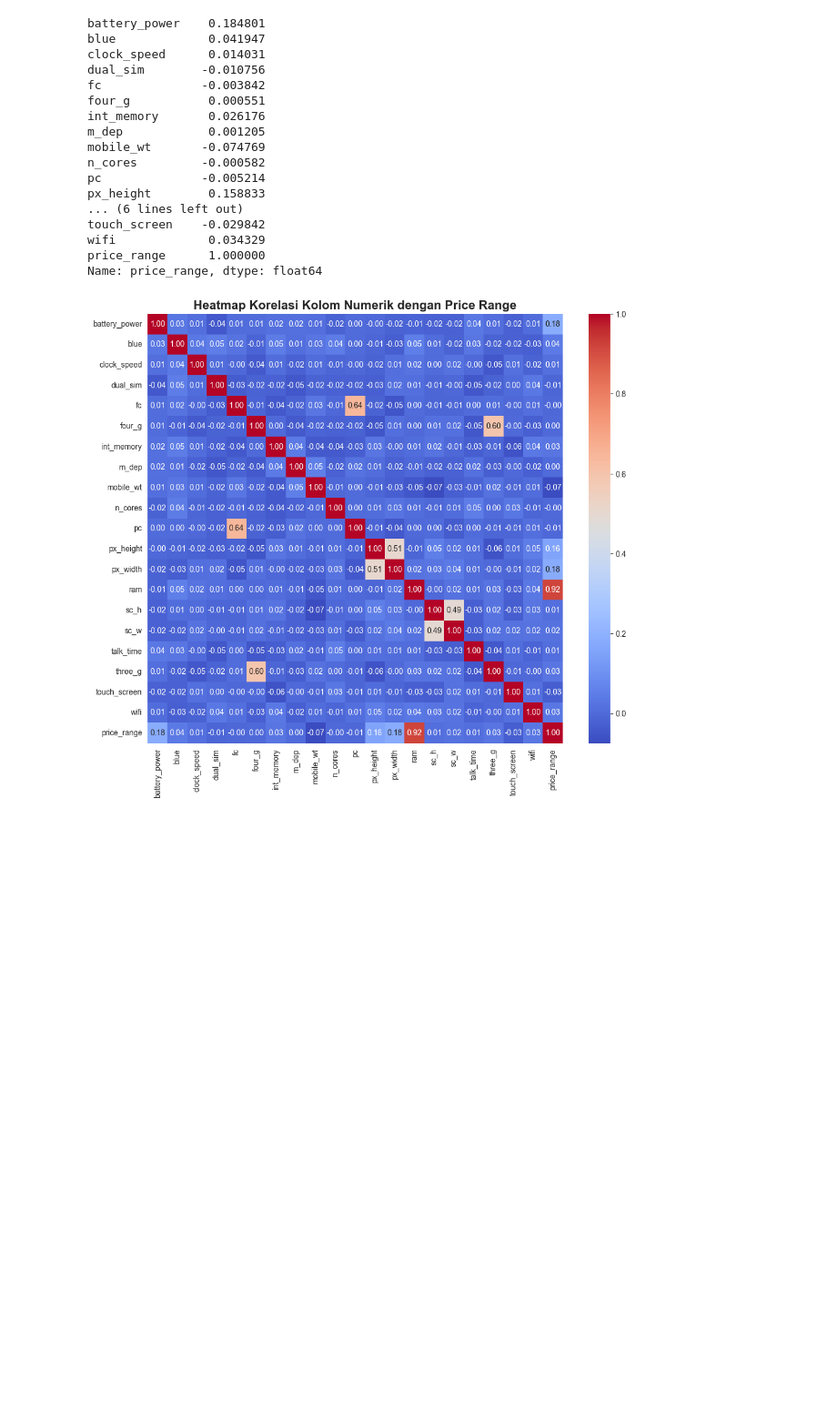
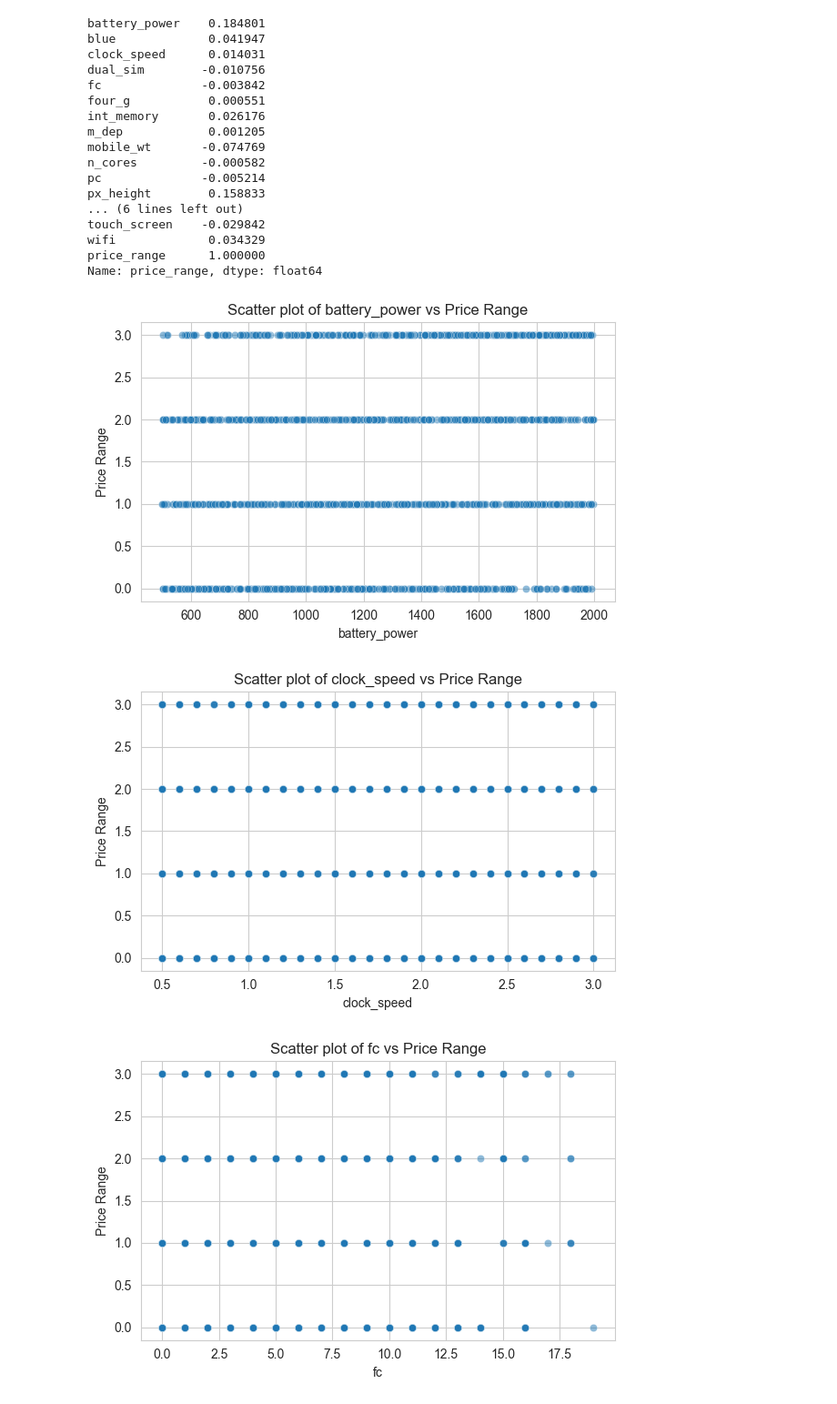
Before and after one commit to AustinPardosi/Tucil-2-AI, a Jupyter notebook: Tucil2_13521071_13521084.ipynb, the cells around one changed output. Shown at 91% size. Drawn from its saved outputs; the diff is of its cells as text; code cells hidden in the pictures; blank space fills up the shorter version.

Commit message:
fix: fixing correlation and outlier

```diff
--- a/Tucil2_13521071_13521084.ipynb
+++ b/Tucil2_13521071_13521084.ipynb
@@ -155,16 +155,25 @@ dtype: int64
 columns = ['battery_power', 'blue', 'clock_speed', 'dual_sim', 'fc', 'four_g', 'int_memory', 'm_dep', 'mobile_wt', 'n_cores', 'pc', 'px_height', 'px_width', 'ram', 'sc_h', 'sc_w', 'talk_time', 'three_g', 'touch_screen', 'wifi', 'price_range']
 
 for col in columns:
-    z_scores = stats.zscore(df_train[col])
-    threshold = 3
-    outliers = (abs(z_scores) > threshold)
-    outlier_rows = df_train[outliers]
+    Q1 = df_train[col].quantile(0.25)
+    Q3 = df_train[col].quantile(0.75)
+    IQR = Q3 - Q1
+
+    lower_bound = Q1 - 1.5 * IQR
+    upper_bound = Q3 + 1.5 * IQR
+
+    outliers = (df_train[col] < lower_bound) | (df_train[col] > upper_bound)
+    outlier_rows = df_train[outliers][col]
 
     print(f"Outliers pada kolom '{col}':", end=" ")
-    if (len(outlier_rows) == 0):
+    if len(outlier_rows) == 0:
         print('Tidak ditemukan outliers')
     else:
-        print("\n")
+        print(f"{len(outlier_rows)} data outlier")
+        print(f"Q1 {Q1}")
+        print(f"Q3 {Q3}")
+        print(f"IQR {IQR}")
+        print(f"\t{col}")
         print(outlier_rows)
 
     plt.figure(figsize=(8, 6))
@@ -293,12 +302,18 @@ touch_screen    -0.029842
 wifi             0.034329
 price_range      1.000000
 Name: price_range, dtype: float64
-# %%
-correlation_matrix = df_train.corr()
-
-plt.figure(figsize=(12, 10))
-sns.heatmap(correlation_matrix, annot=True, cmap="coolwarm", fmt=".2f")
-plt.title("Heatmap Korelasi Kolom Numerik dengan Price Range", fontsize=16, fontweight='bold')
-plt.show()
-# %% [output]
-[figure, removed]
+# %%
+numeric_columns = ['battery_power', 'clock_speed', 'fc', 'int_memory', 'm_dep', 'mobile_wt', 'n_cores', 'pc', 'px_height', 'px_width', 'ram', 'sc_h', 'sc_w', 'talk_time']
+
+for col in numeric_columns:
+    plt.figure(figsize=(6, 4))
+    sns.scatterplot(data=df_train, x=col, y='price_range', alpha=0.5)
+    plt.title(f'Scatter plot of {col} vs Price Range')
+    plt.xlabel(col)
+    plt.ylabel('Price Range')
+    plt.tight_layout()
+    plt.show()
+# %% [output]
+[figure, added]
+[figure, added]
+[figure, added]
```
Also changed, not shown: parts of 2 cells of this notebook.
